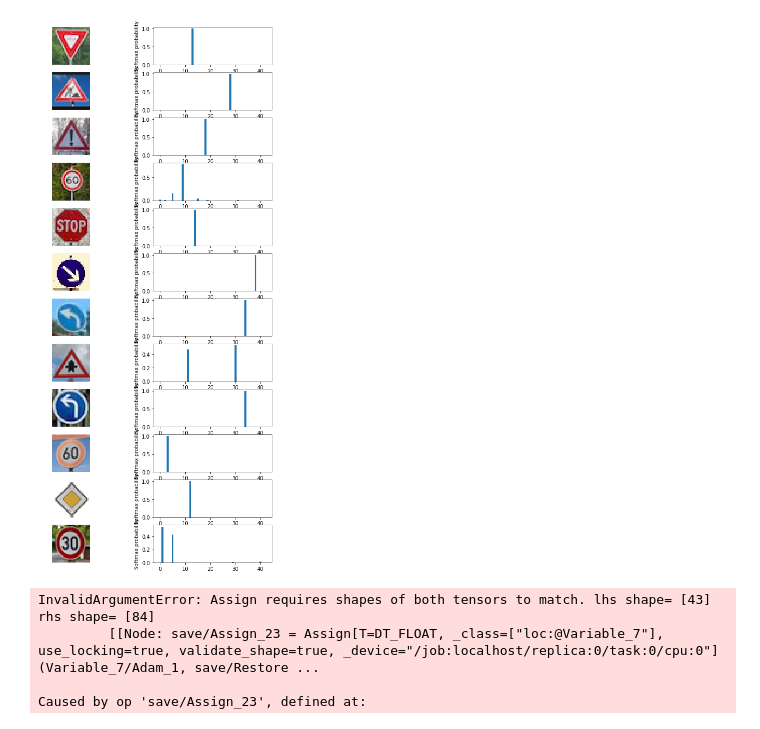
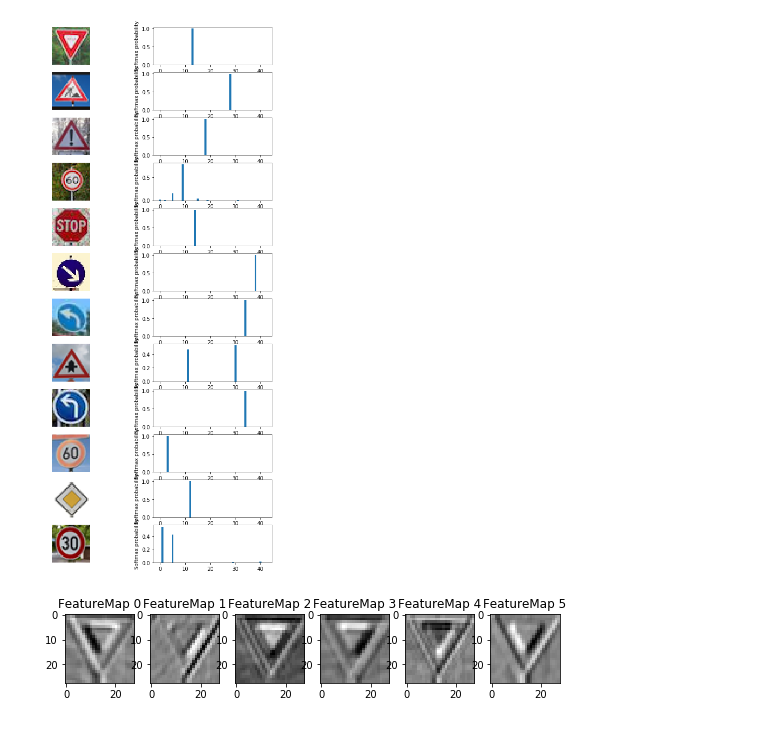
Before and after one commit to shank16/CarND-Traffic-Sign-Classifier-Project, a Jupyter notebook: Untitled.ipynb, the cells around one changed output. Saved outputs shown, nothing was run; the diff lists cells and outputs as text; code cells hidden in the pictures.

Commit message:
Added convolution layer visualization files

```diff
--- a/Untitled.ipynb
+++ b/Untitled.ipynb
@@ -709,35 +709,33 @@ plt.savefig('bar_softmax')
 def outputFeatureMap(image_input, tf_activation, activation_min=-1, activation_max=-1 ,plt_num=1):
     # Here make sure to preprocess your image_input in a way your network expects
     # with size, normalization, ect if needed
     # image_input =
     # Note: x should be the same name as your network's tensorflow data placeholder variable
     # If you get an error tf_activation is not defined it may be having trouble accessing the variable from inside a function
     activation = tf_activation.eval(session=sess,feed_dict={x : image_input})
     featuremaps = activation.shape[3]
     plt.figure(plt_num, figsize=(15,15))
     for featuremap in range(featuremaps):
-        plt.subplot(6,8, featuremap+1) # sets the number of feature maps to show on each row and column
+        plt.subplot(10,10, featuremap+1) # sets the number of feature maps to show on each row and column
         plt.title('FeatureMap ' + str(featuremap)) # displays the feature map number
         if activation_min != -1 & activation_max != -1:
             plt.imshow(activation[0,:,:, featuremap], interpolation="nearest", vmin =activation_min, vmax=activation_max, cmap="gray")
         elif activation_max != -1:
             plt.imshow(activation[0,:,:, featuremap], interpolation="nearest", vmax=activation_max, cmap="gray")
         elif activation_min !=-1:
             plt.imshow(activation[0,:,:, featuremap], interpolation="nearest", vmin=activation_min, cmap="gray")
         else:
             plt.imshow(activation[0,:,:, featuremap], interpolation="nearest", cmap="gray")
 
 with tf.Session() as sess:
     X_final_graph = images_n
     saver.restore(sess, tf.train.latest_checkpoint('.'))
     conv1 = sess.graph.get_tensor_by_name('convolution1:0')
     outputFeatureMap(X_final_graph,conv1, activation_min=-1, activation_max=-1, plt_num=1)
     #conv2 = sess.graph.get_tensor_by_name('convolution2:0')
     #outputFeatureMap(X_final_graph,conv2, activation_min=-1, activation_max=-1, plt_num=1)
     #conv3 = sess.graph.get_tensor_by_name('convolution3:0')
     #outputFeatureMap(X_final_graph,conv3, activation_min=-1, activation_max=-1, plt_num=1)
+plt.savefig('convolution first layer')
 # %% [output]
-InvalidArgumentError: Assign requires shapes of both tensors to match. lhs shape= [43] rhs shape= [84]
-         [[Node: save/Assign_23 = Assign[T=DT_FLOAT, _class=["loc:@Variable_7"], use_locking=true, validate_shape=true, _device="/job:localhost/replica:0/task:0/cpu:0"](Variable_7/Adam_1, save/Restore ...
-
-Caused by op 'save/Assign_23', defined at:
+[figure, added]
```
Also changed, not shown: parts of 2 cells of this notebook, 2 other files.
